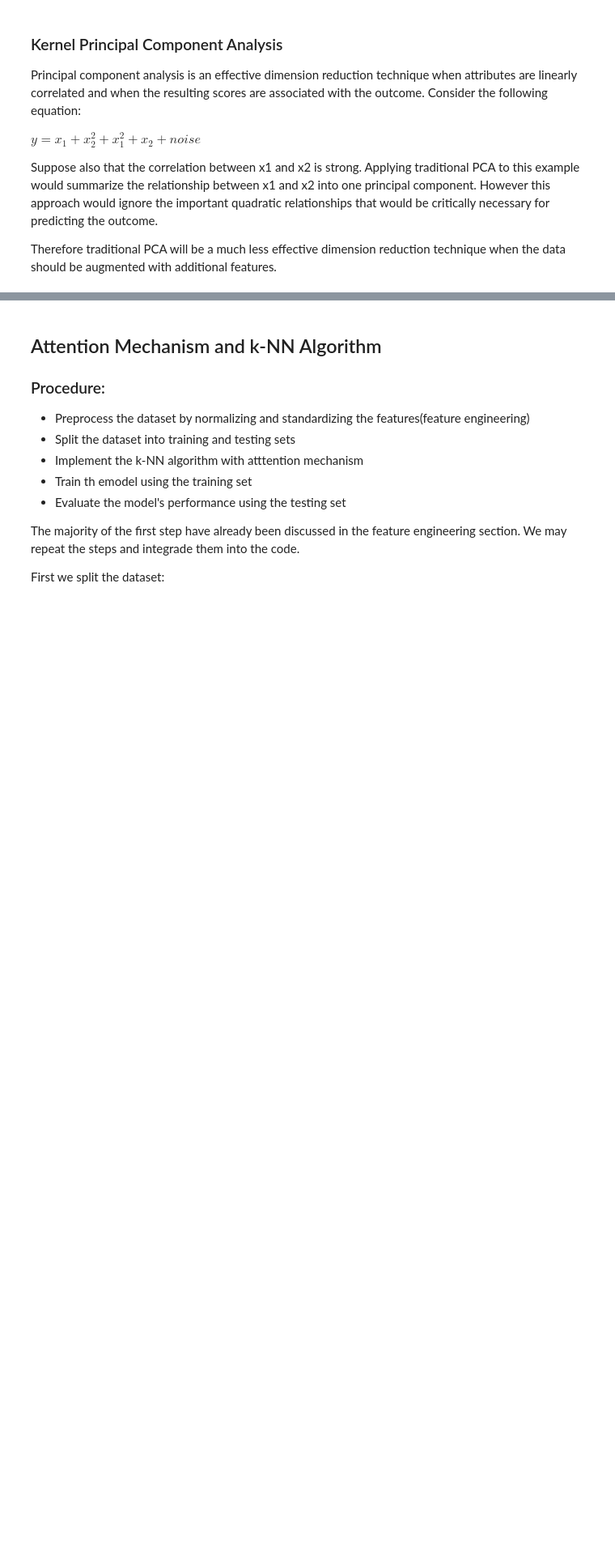
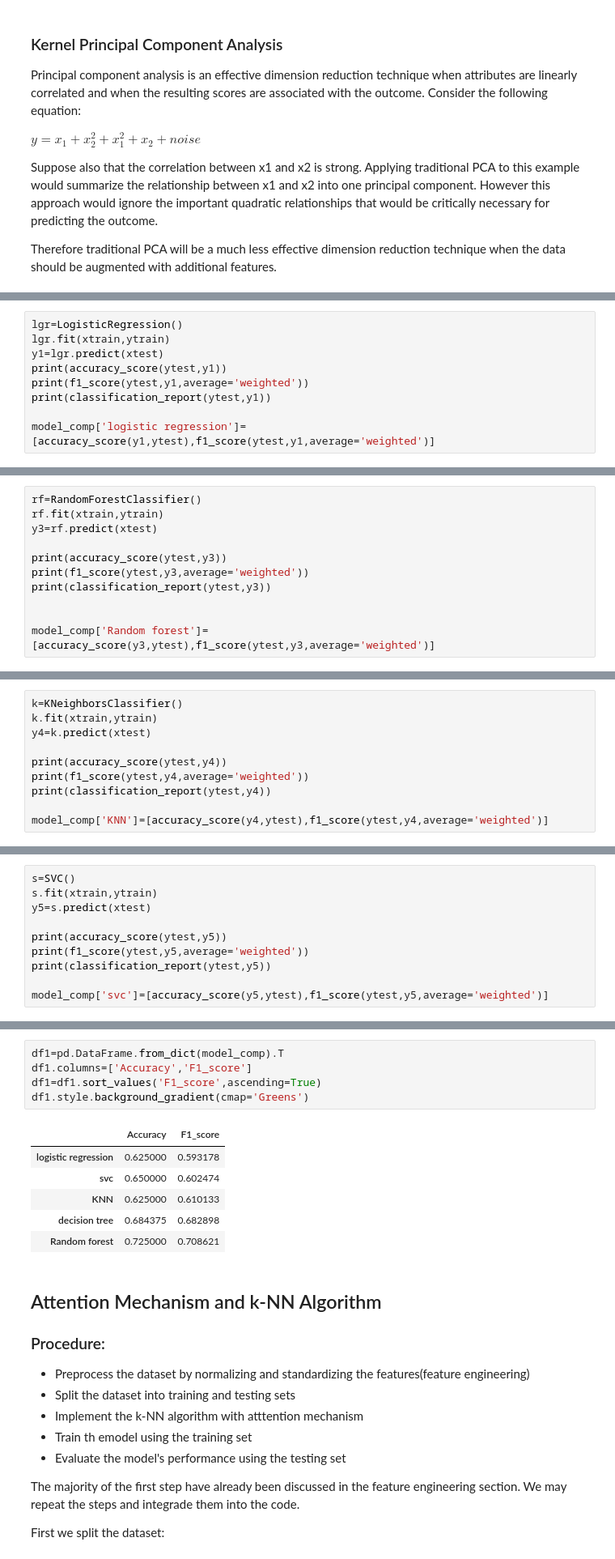
Before and after one commit to G8Ren/Attention-kNN, a Jupyter notebook: attention_model_kNN.ipynb, the cells around one changed output, grey strips where cells are left out. Shown: that part at 81% size. Saved outputs shown, nothing was run; the diff lists cells and outputs as text; blank space fills up the shorter version.

Commit message:
Model accuracy and comparisons

```diff
--- a/attention_model_kNN.ipynb
+++ b/attention_model_kNN.ipynb
@@ -246,0 +304,9 @@ Mean Squared Error = 3.2439315519459293e-06
+# %%
+lgr=LogisticRegression()
+lgr.fit(xtrain,ytrain)
+y1=lgr.predict(xtest)
+print(accuracy_score(ytest,y1))
+print(f1_score(ytest,y1,average='weighted'))
+print(classification_report(ytest,y1))
+
+model_comp['logistic regression']=[accuracy_score(y1,ytest),f1_score(ytest,y1,average='weighted')]
@@ -246,0 +357,11 @@ Mean Squared Error = 3.2439315519459293e-06
+# %%
+rf=RandomForestClassifier()
+rf.fit(xtrain,ytrain)
+y3=rf.predict(xtest)
+
+print(accuracy_score(ytest,y3))
+print(f1_score(ytest,y3,average='weighted'))
+print(classification_report(ytest,y3))
+
+
+model_comp['Random forest']=[accuracy_score(y3,ytest),f1_score(ytest,y3,average='weighted')]
@@ -246,0 +385,10 @@ Mean Squared Error = 3.2439315519459293e-06
+# %%
+k=KNeighborsClassifier()
+k.fit(xtrain,ytrain)
+y4=k.predict(xtest)
+
+print(accuracy_score(ytest,y4))
+print(f1_score(ytest,y4,average='weighted'))
+print(classification_report(ytest,y4))
+
+model_comp['KNN']=[accuracy_score(y4,ytest),f1_score(ytest,y4,average='weighted')]
@@ -246,0 +412,10 @@ Mean Squared Error = 3.2439315519459293e-06
+# %%
+s=SVC()
+s.fit(xtrain,ytrain)
+y5=s.predict(xtest)
+
+print(accuracy_score(ytest,y5))
+print(f1_score(ytest,y5,average='weighted'))
+print(classification_report(ytest,y5))
+
+model_comp['svc']=[accuracy_score(y5,ytest),f1_score(ytest,y5,average='weighted')]
@@ -247,3 +439,15 @@ Mean Squared Error = 3.2439315519459293e-06
+# %%
+df1=pd.DataFrame.from_dict(model_comp).T
+df1.columns=['Accuracy','F1_score']
+df1=df1.sort_values('F1_score',ascending=True)
+df1.style.background_gradient(cmap='Greens')
+# %% [output]
+|  | Accuracy | F1_score |
+| logistic regression | 0.625000 | 0.593178 |
+| svc | 0.650000 | 0.602474 |
+| KNN | 0.625000 | 0.610133 |
+| decision tree | 0.684375 | 0.682898 |
+| Random forest | 0.725000 | 0.708621 |
 # %% [markdown]
 ## Attention Mechanism and k-NN Algorithm
 
```
Also changed, not shown: parts of 24 cells of this notebook.
